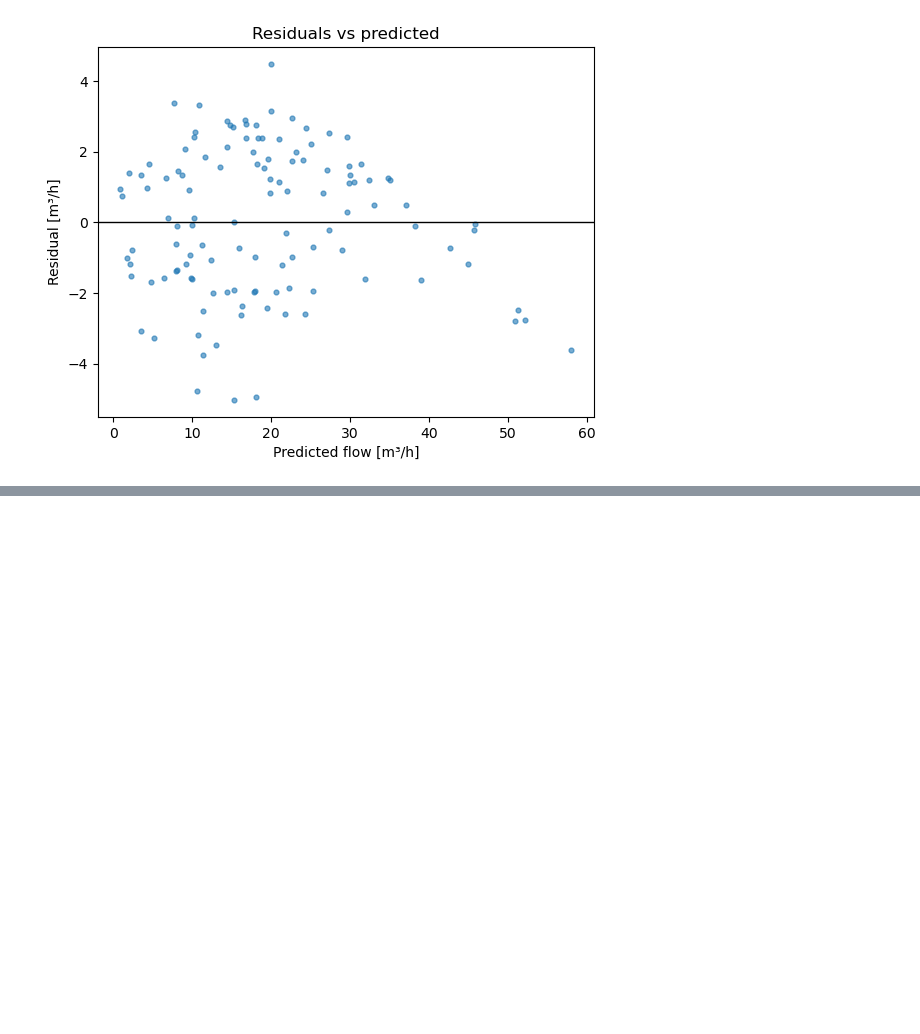
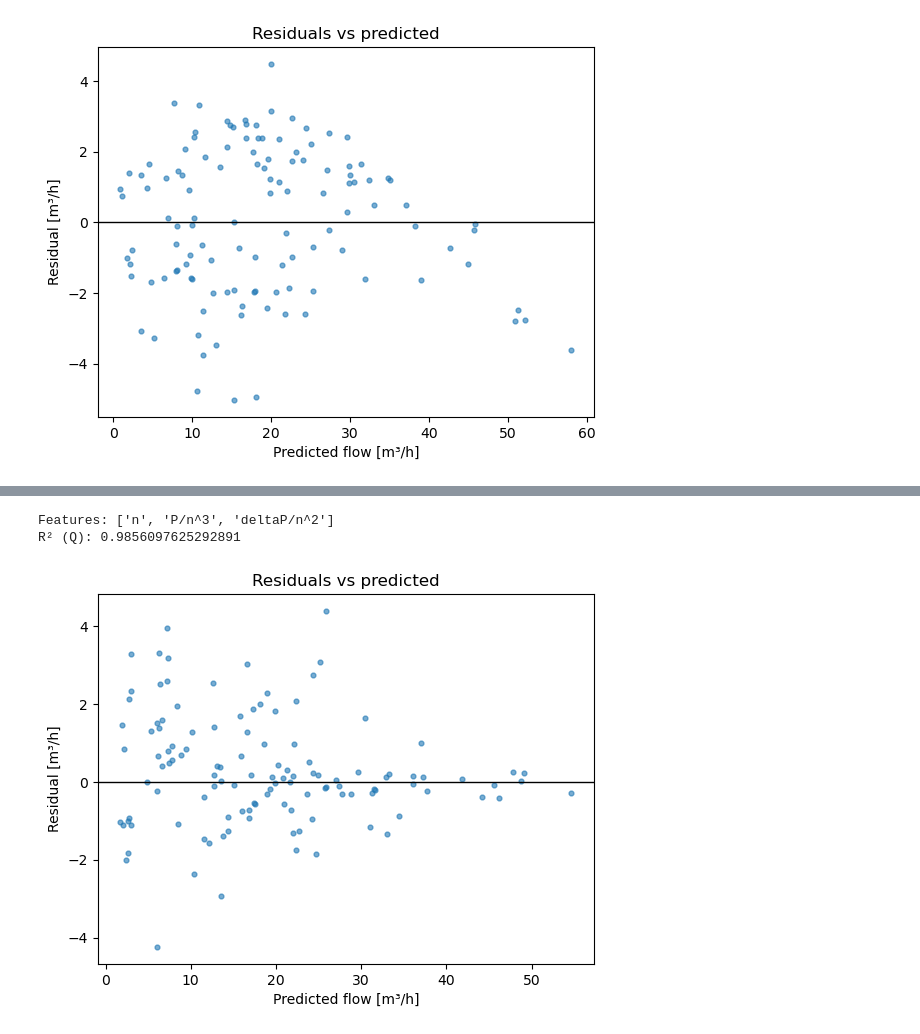
Before and after one commit to CapperTheRose16/Project-in-Machine-Learning, a Jupyter notebook: Case 1/Task_1.ipynb, the cells around one changed output, grey strips where cells are left out. Drawn from its saved outputs; the diff is of its cells as text; code cells hidden in the pictures; blank space fills up the shorter version.

```diff
--- a/Task_1.ipynb
+++ b/Case 1/Task_1.ipynb
@@ -137,3 +137,18 @@ plt.title("Residuals vs predicted")
 plt.show()
 # %% [output]
 [figure]
+# %%
+from sklearn.tree import DecisionTreeRegressor
+
+cv = KFold(n_splits=5, shuffle=True, random_state=30)
+
+results = []
+for subset in all_subsets:
+    model = DecisionTreeRegressor(max_depth=5, criterion="squared_error", random_state=0)
+    scores = cross_val_score(model, X_train[subset], y_train,
+                             cv=cv, scoring="neg_mean_squared_error")
+    e = -scores
+    results.append({"n_terms": len(subset), "features": tuple(subset),
+                    "mse": e.mean(), "se": e.std(ddof=1) / np.sqrt(len(e))})
+results = pd.DataFrame(results)
+results.sort_values("mse")
@@ -139,0 +164,27 @@ plt.show()
+# %%
+best_features = list(results.sort_values("mse").iloc[0]["features"])
+
+model = DecisionTreeRegressor(max_depth=5, criterion="squared_error", random_state=0)
+model.fit(X_train[best_features], y_train)
+
+y_pred = model.predict(X_test[best_features])
+
+# Back to flow units for evaluation
+Q_pred = y_pred * test["n"]
+print("Features:", best_features)
+print("R² (Q):", r2_score(test["flow_m3_h"], Q_pred))
+# %% [output]
+Features: ['n', 'P/n^3', 'deltaP/n^2']
+R² (Q): 0.9856097625292891
+# %%
+Q_true = test["flow_m3_h"]
+resid = Q_true - Q_pred
+
+plt.scatter(Q_pred, resid, s=12, alpha=0.6)
+plt.axhline(0, color="k", lw=1)
+plt.xlabel("Predicted flow [m³/h]")
+plt.ylabel("Residual [m³/h]")
+plt.title("Residuals vs predicted")
+plt.show()
+# %% [output]
+[figure, added]
```
Also changed, not shown: parts of 1 cell of this notebook, 36 other files.
